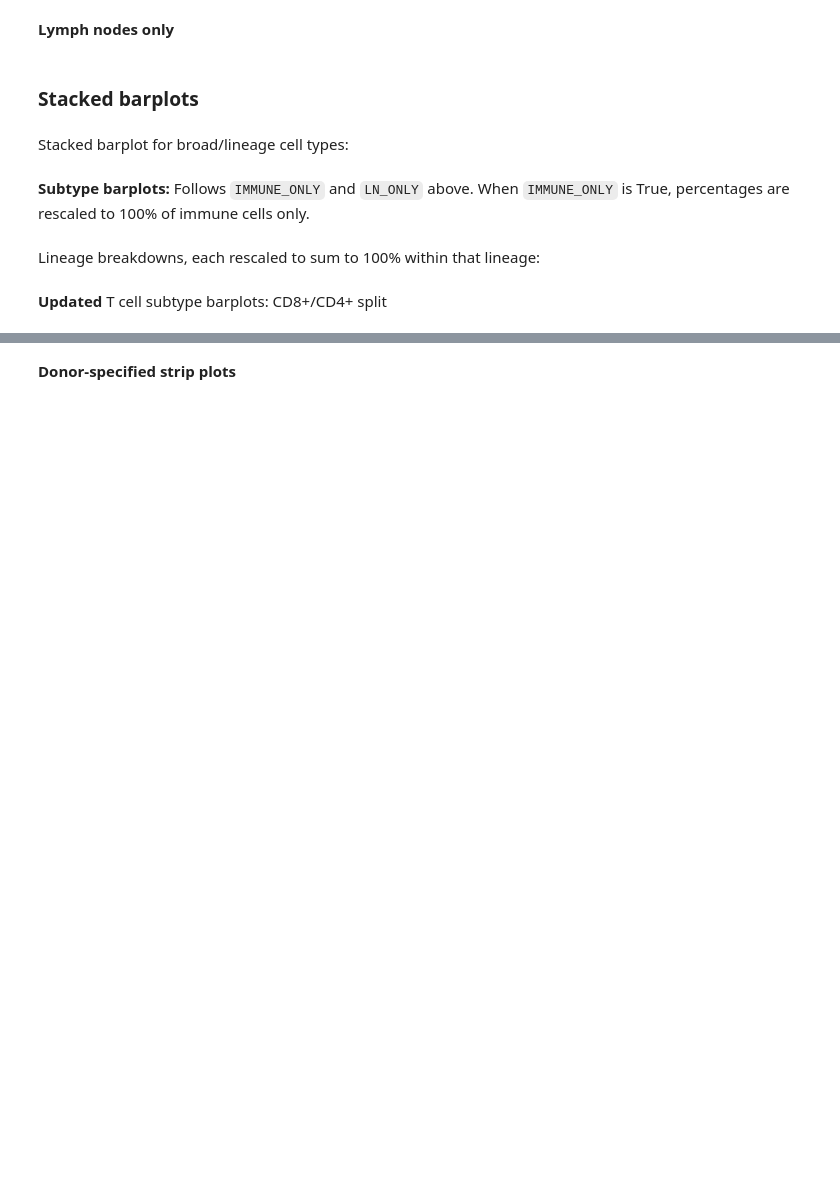
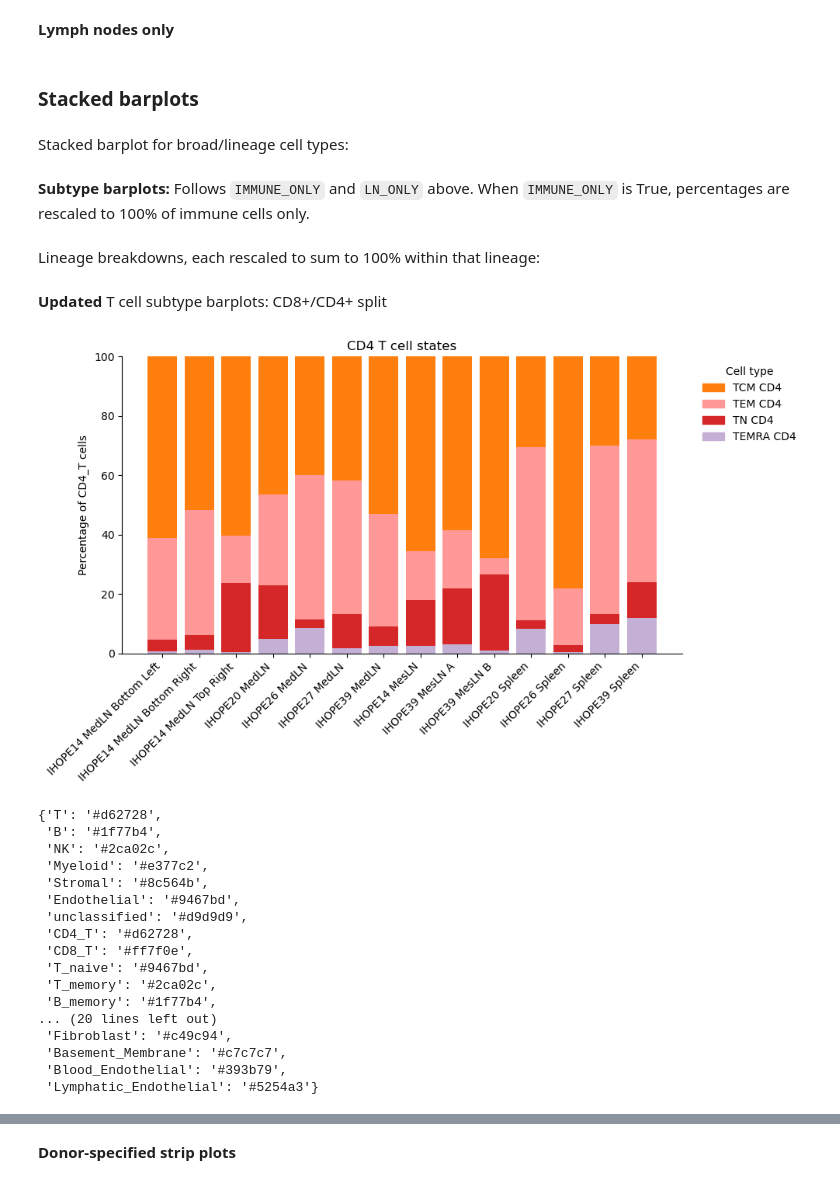
Before and after one commit to EmmyRamsesBerg/IHOPE_SpatialProteomics, a Jupyter notebook: notebooks/Sample_comparison_IHOPE.ipynb, the cells around one changed output, grey strips where cells are left out. Cells and saved outputs as stored; diff of their text form; code cells hidden in the pictures; blank space fills up the shorter version.

```diff
--- a/notebooks/Sample_comparison_IHOPE.ipynb
+++ b/notebooks/Sample_comparison_IHOPE.ipynb
@@ -8,6 +8,20 @@ from pathlib import Path
 import numpy as np
 import seaborn as sns
 
+import matplotlib.pyplot as plt
+
+plt.style.use("default")
+plt.rcParams.update({
+    "figure.facecolor": "white",
+    "axes.facecolor": "white",
+    "savefig.facecolor": "white",
+    "text.color": "black",
+    "axes.labelcolor": "black",
+    "axes.edgecolor": "black",
+    "xtick.color": "black",
+    "ytick.color": "black",
+})
+
 PROJECT_ROOT = Path.cwd().parent
 sys.path.insert(0, str(PROJECT_ROOT))
 # %%
@@ -27,7 +41,7 @@ from scripts.comparison import (
 Define file names and sample names. Use the output from cell 1 to complete cell 2.
 # %%
 # Make a "fill the gap" template
-summaries_dir = Path("../results/reports/zscore")
+summaries_dir = Path("../results/reports/zscore_log2")
 files = sorted(summaries_dir.glob("celltype_summary_*.csv"))
 
 print("name_map = {")
@@ -686,13 +731,34 @@ lineage_subsets["CD8_T"] = ["TN_CD8", "TCM_CD8", "TEM_CD8", "TEMRA_CD8"]
 # %%
 plot_celltype_stacked_barplot(
     df,
     levels=["subtype"],
     x="sample",
     lineage_subset="CD4_T",
     lineage_subsets=lineage_subsets,
     title="CD4 T cell states",
     tissue_order=tissue_order,
+    celltype_order=["TEMRA_CD4", "TN_CD4", "TEM_CD4", "TCM_CD4"],
+    palette=celltype_colors,
 )
+# %% [output]
+[figure, added]
+{'T': '#d62728',
+ 'B': '#1f77b4',
+ 'NK': '#2ca02c',
+ 'Myeloid': '#e377c2',
+ 'Stromal': '#8c564b',
+ 'Endothelial': '#9467bd',
+ 'unclassified': '#d9d9d9',
+ 'CD4_T': '#d62728',
+ 'CD8_T': '#ff7f0e',
+ 'T_naive': '#9467bd',
+ 'T_memory': '#2ca02c',
+ 'B_memory': '#1f77b4',
+... (20 lines left out)
+ 'Fibroblast': '#c49c94',
+ 'Basement_Membrane': '#c7c7c7',
+ 'Blood_Endothelial': '#393b79',
+ 'Lymphatic_Endothelial': '#5254a3'}
 # %%
 plot_celltype_stacked_barplot(
     df,
```
Also changed, not shown: parts of 8 cells of this notebook, 5 other files.
